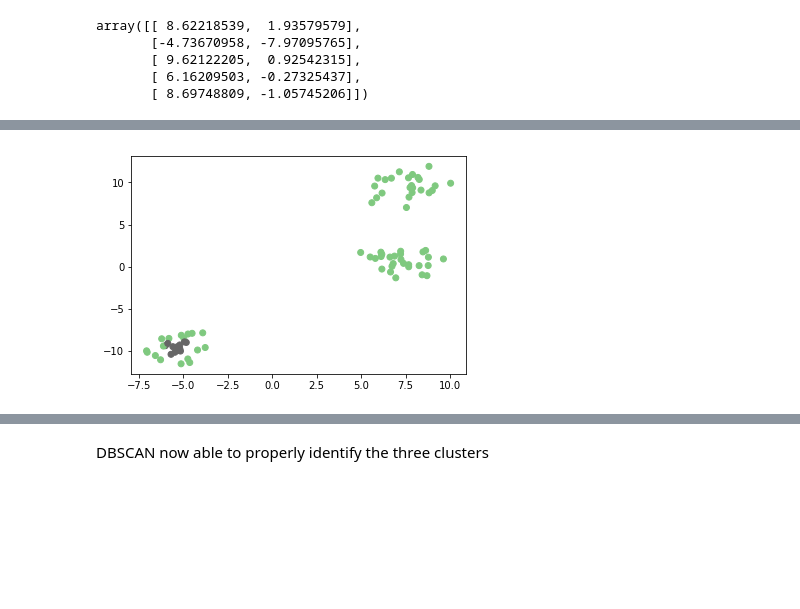
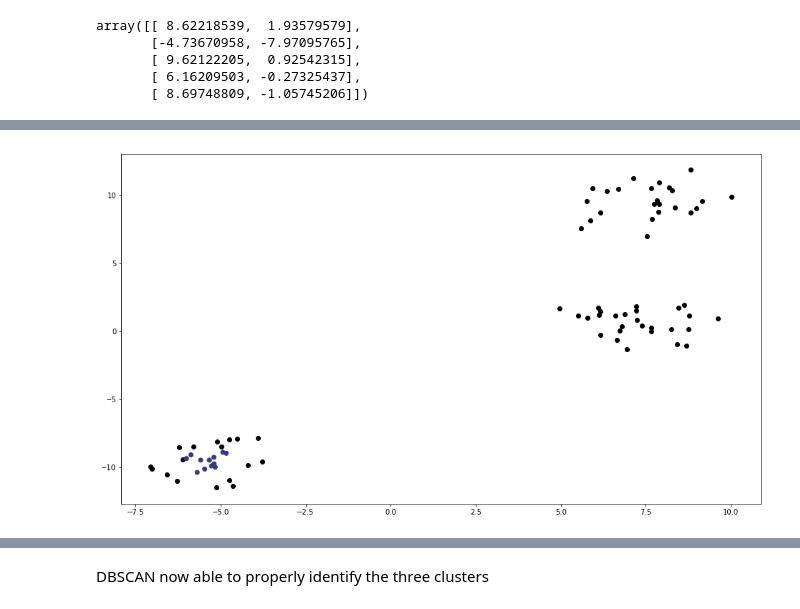
Before and after one commit to sclkan/ML-Study-Notes, a Jupyter notebook: unsupervised_learning_notes.ipynb, the cells around one changed output, grey strips where cells are left out. Drawn from its saved outputs; the diff is of its cells as text; code cells hidden in the pictures; blank space fills up the shorter version.

Commit message:
Add DBSCAN grid plot

```diff
--- a/unsupervised_learning_notes.ipynb
+++ b/unsupervised_learning_notes.ipynb
@@ -476,7 +478,9 @@ plt.scatter(df[:,0], df[:,1]);
 # %%
 #Apply dbscan with default settings
 dbscan = cluster.DBSCAN()
-clustering_labels_1 = dbscan.fit_predict(df)
-plt.scatter(df[:,0], df[:,1], c=clustering_labels_1, cmap='Accent');
+labels = dbscan.fit_predict(df)
+not_noise = labels[labels!=-1]
+plt.scatter(df[:,0][labels==-1], df[:,1][labels==-1], c='black') #black dot for the noise
+plt.scatter(df[:,0][labels!=-1], df[:,1][labels!=-1], c=not_noise, cmap='tab20b');
 # %% [output]
-[figure, old version]
+[figure, new version]
```
Also changed, not shown: parts of 24 cells of this notebook.
